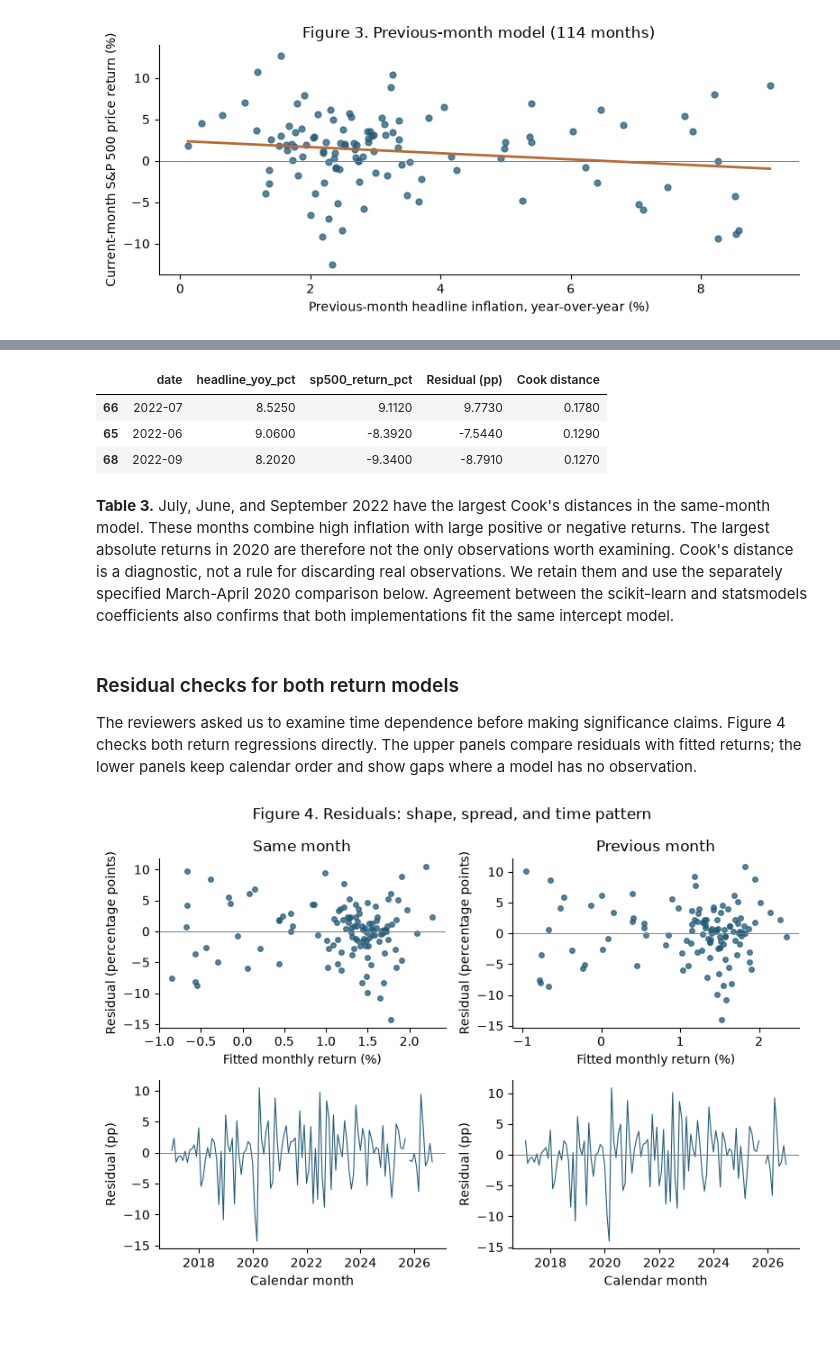
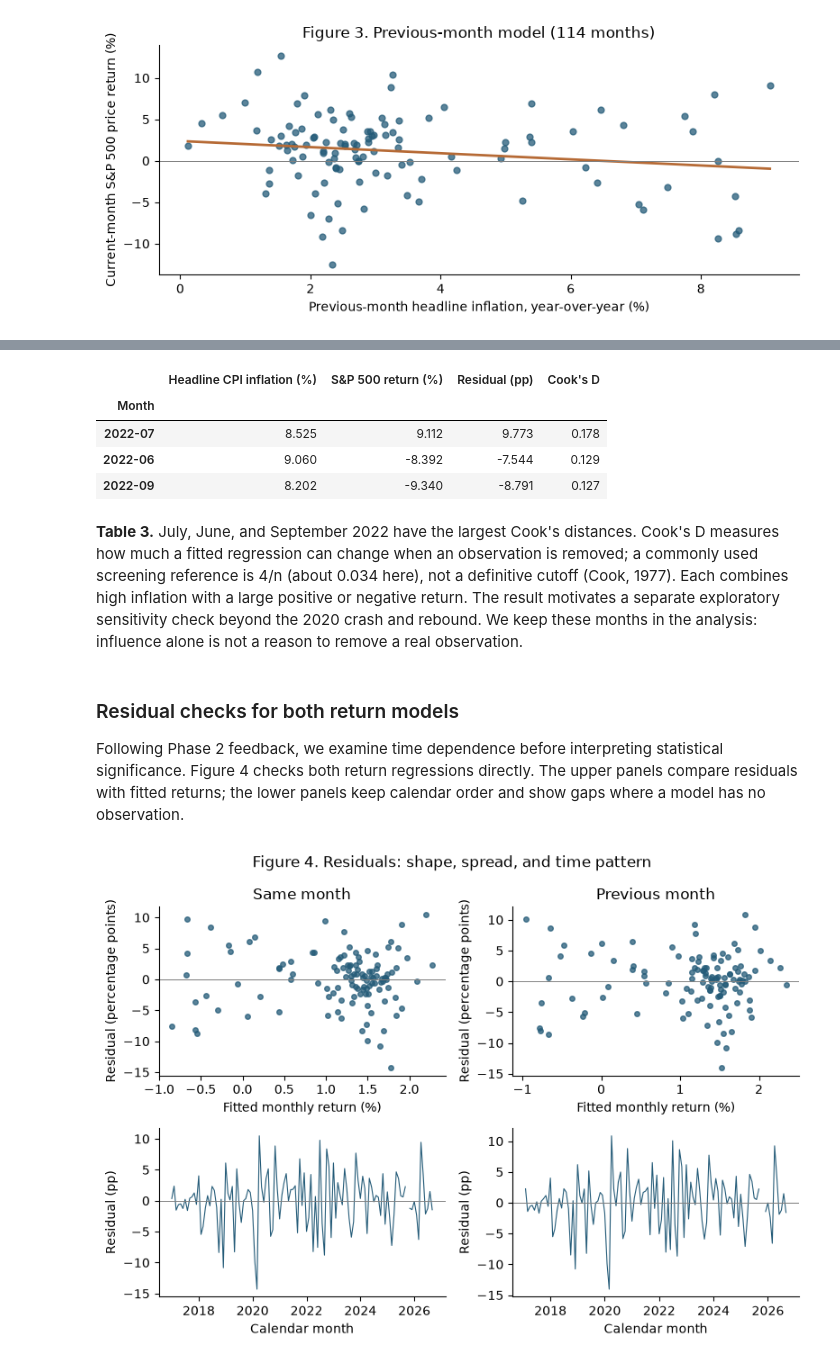
Before and after one commit to jkwon128/INFO2950-Project, a Jupyter notebook: phase3/Phase3_Report.ipynb, the cells around one changed output, grey strips where cells are left out. Cells and saved outputs as stored; diff of their text form; code cells hidden in the pictures; blank space fills up the shorter version.

```diff
--- a/phase3/Phase3_Report.ipynb
+++ b/phase3/Phase3_Report.ipynb
@@ -111,6 +116,8 @@ from IPython.display import display
 DATA = Path("data/processed")
 names = ["main", "lag", "same_common", "main_no_extremes",
          "lag_no_extremes", "expectations", "interest"]
+if not DATA.is_dir():
+    raise FileNotFoundError("Missing data/processed. Download the Phase 3 folder and run the separate data-cleaning notebook first.")
 samples = {name: pd.read_csv(DATA / f"{name}.csv", parse_dates=["date"])
            for name in names}
 main, lagged = samples["main"], samples["lag"]
@@ -120,7 +127,6 @@ for frame in samples.values():
     assert frame[["sp500_return_pct", "headline_yoy_pct"]].notna().all().all()
 plt.rcParams.update({"figure.figsize": (8, 3.5), "font.size": 10,
                      "axes.spines.top": False, "axes.spines.right": False})
-pd.options.display.float_format = "{:,.4f}".format
 print("Loaded seven prepared samples; main n=116, lagged n=114.")
 # %% [output]
 Loaded seven prepared samples; main n=116, lagged n=114.
@@ -263,26 +274,31 @@ display(pd.DataFrame(prediction_rows).set_index("Model").round(3))
 # %%
 ols1 = sm.OLS(main[y], sm.add_constant(main[[x1]])).fit()
 ols2 = sm.OLS(lagged[y], sm.add_constant(lagged[[x2]])).fit()
 influence = main[["date", x1, y]].copy()
 influence["Residual (pp)"] = residual1
 influence["Cook distance"] = ols1.get_influence().cooks_distance[0]
 top_influence = influence.nlargest(3, "Cook distance").copy()
 top_influence["date"] = top_influence["date"].dt.strftime("%Y-%m")
-display(top_influence.round(3))
+influence_display = top_influence.rename(columns={
+    "date": "Month", x1: "Headline CPI inflation (%)", y: "S&P 500 return (%)",
+    "Residual (pp)": "Residual (pp)", "Cook distance": "Cook's D"
+}).set_index("Month")
+display(influence_display.style.format("{:.3f}"))
 assert np.allclose(ols1.params, [model1.intercept_, model1.coef_[0]])
 assert np.allclose(ols2.params, [model2.intercept_, model2.coef_[0]])
 # %% [output]
-|  | date | headline_yoy_pct | sp500_return_pct | Residual (pp) | Cook distance |
-| 66 | 2022-07 | 8.5250 | 9.1120 | 9.7730 | 0.1780 |
-| 65 | 2022-06 | 9.0600 | -8.3920 | -7.5440 | 0.1290 |
-| 68 | 2022-09 | 8.2020 | -9.3400 | -8.7910 | 0.1270 |
+|  | Headline CPI inflation (%) | S&P 500 return (%) | Residual (pp) | Cook's D |
+| Month |  |  |  |  |
+| 2022-07 | 8.525 | 9.112 | 9.773 | 0.178 |
+| 2022-06 | 9.060 | -8.392 | -7.544 | 0.129 |
+| 2022-09 | 8.202 | -9.340 | -8.791 | 0.127 |
-# %% [markdown]
-**Table 3.** July, June, and September 2022 have the largest Cook's distances in the same-month model. These months combine high inflation with large positive or negative returns. The largest absolute returns in 2020 are therefore not the only observations worth examining. Cook's distance is a diagnostic, not a rule for discarding real observations. We retain them and use the separately specified March-April 2020 comparison below. Agreement between the scikit-learn and statsmodels coefficients also confirms that both implementations fit the same intercept model.
+# %% [markdown]
+**Table 3.** July, June, and September 2022 have the largest Cook's distances. Cook's D measures how much a fitted regression can change when an observation is removed; a commonly used screening reference is 4/n (about 0.034 here), not a definitive cutoff (Cook, 1977). Each combines high inflation with a large positive or negative return. The result motivates a separate exploratory sensitivity check beyond the 2020 crash and rebound. We keep these months in the analysis: influence alone is not a reason to remove a real observation.
 # %% [markdown]
 <div class="page-break"></div>
 
 ### Residual checks for both return models
-The reviewers asked us to examine time dependence before making significance claims. Figure 4 checks both return regressions directly. The upper panels compare residuals with fitted returns; the lower panels keep calendar order and show gaps where a model has no observation.
+Following Phase 2 feedback, we examine time dependence before interpreting statistical significance. Figure 4 checks both return regressions directly. The upper panels compare residuals with fitted returns; the lower panels keep calendar order and show gaps where a model has no observation.
 # %%
 fig, axes = plt.subplots(2, 2, figsize=(8, 5.6))
 diagnostic_models = [("Same month", main, fitted1, residual1),
```
Also changed, not shown: parts of 43 cells of this notebook, 8 other files.
